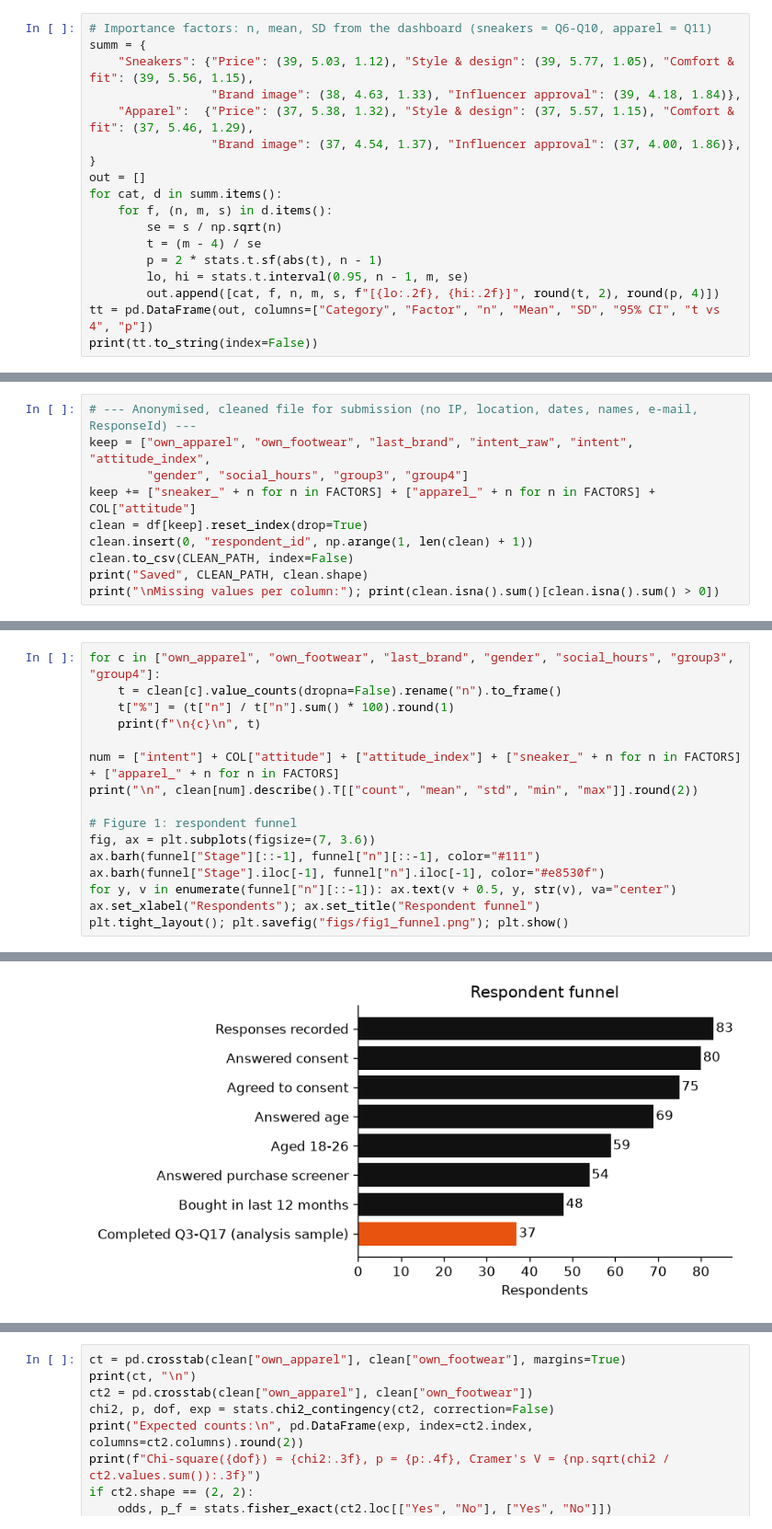
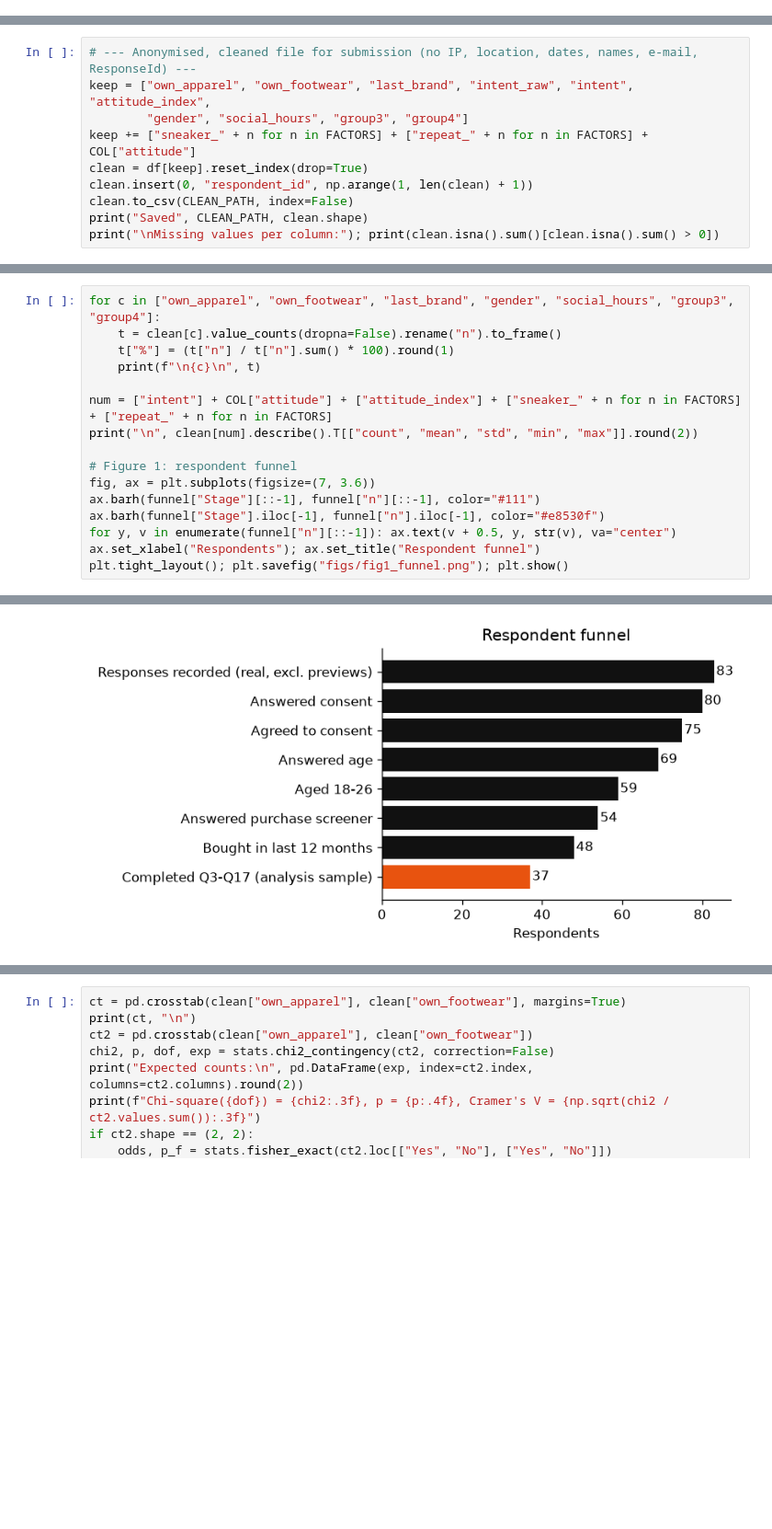
Before and after one commit to Douglastse123/busi2066, a Jupyter notebook: BUSI2066_GroupK_Adidas_analysis.ipynb, the cells around one changed output, grey strips where cells are left out. Shown at 92% size. Cells and saved outputs as stored; diff of their text form; blank space fills up the shorter version.

```diff
--- a/BUSI2066_GroupK_Adidas_analysis.ipynb
+++ b/BUSI2066_GroupK_Adidas_analysis.ipynb
@@ -83,18 +33,0 @@ Chi-square goodness of fit, equal brand shares (17,10,4,5,2): Power_divergenceRe
-# %%
-# Importance factors: n, mean, SD from the dashboard (sneakers = Q6-Q10, apparel = Q11)
-summ = {
-    "Sneakers": {"Price": (39, 5.03, 1.12), "Style & design": (39, 5.77, 1.05), "Comfort & fit": (39, 5.56, 1.15),
-                 "Brand image": (38, 4.63, 1.33), "Influencer approval": (39, 4.18, 1.84)},
-    "Apparel":  {"Price": (37, 5.38, 1.32), "Style & design": (37, 5.57, 1.15), "Comfort & fit": (37, 5.46, 1.29),
-                 "Brand image": (37, 4.54, 1.37), "Influencer approval": (37, 4.00, 1.86)},
-}
-out = []
-for cat, d in summ.items():
-    for f, (n, m, s) in d.items():
-        se = s / np.sqrt(n)
-        t = (m - 4) / se
-        p = 2 * stats.t.sf(abs(t), n - 1)
-        lo, hi = stats.t.interval(0.95, n - 1, m, se)
-        out.append([cat, f, n, m, s, f"[{lo:.2f}, {hi:.2f}]", round(t, 2), round(p, 4)])
-tt = pd.DataFrame(out, columns=["Category", "Factor", "n", "Mean", "SD", "95% CI", "t vs 4", "p"])
-print(tt.to_string(index=False))
@@ -248,7 +153,7 @@ Cronbach alpha, attitude items: 0.874
 # --- Anonymised, cleaned file for submission (no IP, location, dates, names, e-mail, ResponseId) ---
 keep = ["own_apparel", "own_footwear", "last_brand", "intent_raw", "intent", "attitude_index",
         "gender", "social_hours", "group3", "group4"]
-keep += ["sneaker_" + n for n in FACTORS] + ["apparel_" + n for n in FACTORS] + COL["attitude"]
+keep += ["sneaker_" + n for n in FACTORS] + ["repeat_" + n for n in FACTORS] + COL["attitude"]
 clean = df[keep].reset_index(drop=True)
 clean.insert(0, "respondent_id", np.arange(1, len(clean) + 1))
 clean.to_csv(CLEAN_PATH, index=False)
@@ -279,7 +184,7 @@ for c in ["own_apparel", "own_footwear", "last_brand", "gender", "social_hours",
     t["%"] = (t["n"] / t["n"].sum() * 100).round(1)
     print(f"\n{c}\n", t)
 
-num = ["intent"] + COL["attitude"] + ["attitude_index"] + ["sneaker_" + n for n in FACTORS] + ["apparel_" + n for n in FACTORS]
+num = ["intent"] + COL["attitude"] + ["attitude_index"] + ["sneaker_" + n for n in FACTORS] + ["repeat_" + n for n in FACTORS]
 print("\n", clean[num].describe().T[["count", "mean", "std", "min", "max"]].round(2))
 
 # Figure 1: respondent funnel
@@ -310,2 +215,2 @@ apparel_Influencer approval   36.0   3.92   1.84    1.0    7.0
-[figure, old version]
+[figure, new version]
 # %% [markdown]
```
Also changed, not shown: parts of 20 cells of this notebook, 3 other files.
